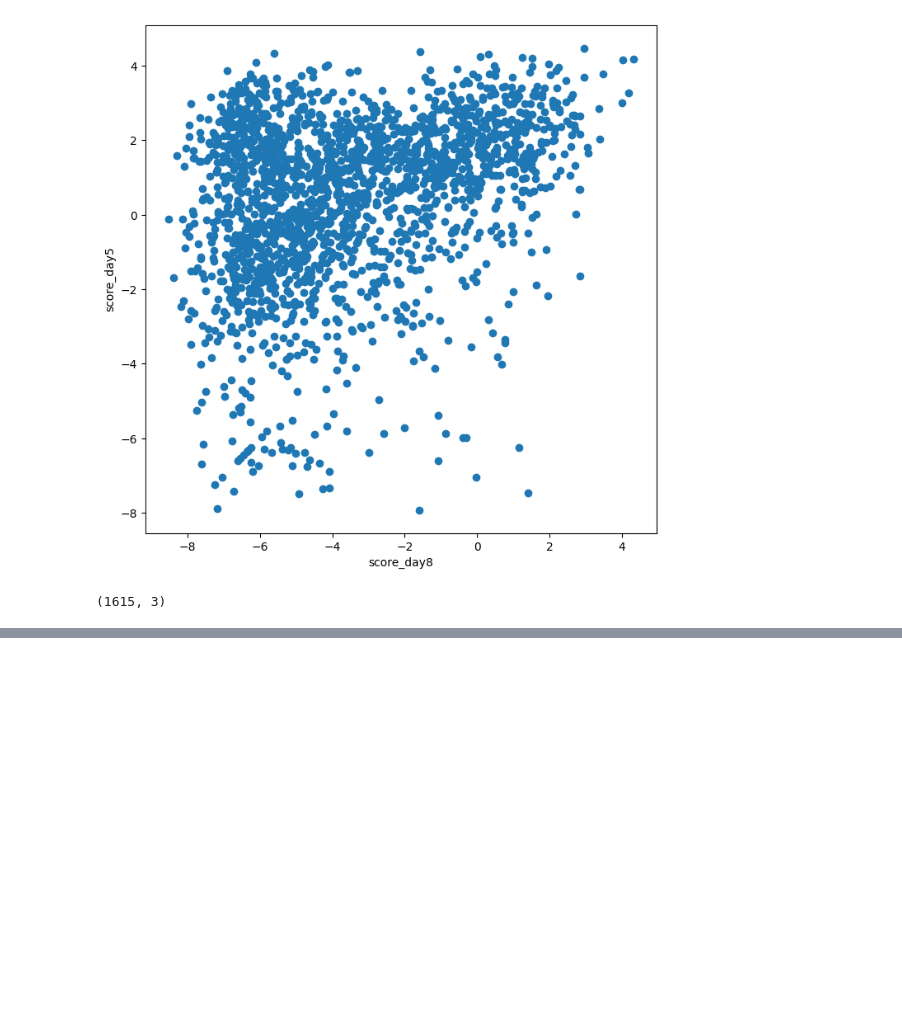
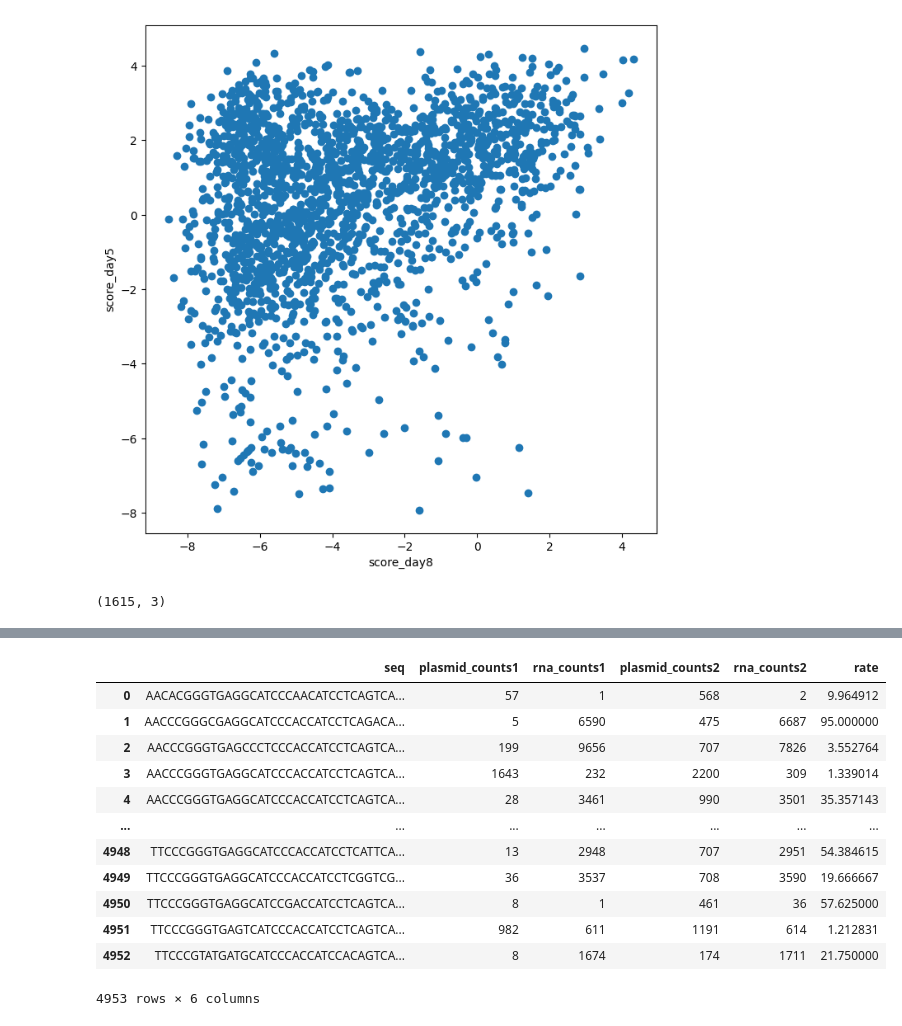
Before and after one commit to txdas/biotech, a Jupyter notebook: notebook/SEV_Promoter/1.preprocess.ipynb, the cells around one changed output, grey strips where cells are left out. Cells and saved outputs as stored; diff of their text form; code cells hidden in the pictures; blank space fills up the shorter version.

```diff
--- a/notebook/SEV_Promoter/1.preprocess.ipynb
+++ b/notebook/SEV_Promoter/1.preprocess.ipynb
@@ -137,0 +191,16 @@ tdf.shape
+# %%
+df
+# %% [output]
+|  | seq | plasmid_counts1 | rna_counts1 | plasmid_counts2 | rna_counts2 | rate |
+| 0 | AACACGGGTGAGGCATCCCAACATCCTCAGTCA... | 57 | 1 | 568 | 2 | 9.964912 |
+| 1 | AACCCGGGCGAGGCATCCCACCATCCTCAGACA... | 5 | 6590 | 475 | 6687 | 95.000000 |
+| 2 | AACCCGGGTGAGCCCTCCCACCATCCTCAGTCA... | 199 | 9656 | 707 | 7826 | 3.552764 |
+| 3 | AACCCGGGTGAGGCATCCCACCATCCTCAGTCA... | 1643 | 232 | 2200 | 309 | 1.339014 |
+| 4 | AACCCGGGTGAGGCATCCCACCATCCTCAGTCA... | 28 | 3461 | 990 | 3501 | 35.357143 |
+| ... | ... | ... | ... | ... | ... | ... |
+| 4948 | TTCCCGGGTGAGGCATCCCACCATCCTCATTCA... | 13 | 2948 | 707 | 2951 | 54.384615 |
+| 4949 | TTCCCGGGTGAGGCATCCCACCATCCTCGGTCG... | 36 | 3537 | 708 | 3590 | 19.666667 |
+| 4950 | TTCCCGGGTGAGGCATCCGACCATCCTCAGTCA... | 8 | 1 | 461 | 36 | 57.625000 |
+| 4951 | TTCCCGGGTGAGTCATCCCACCATCCTCAGTCA... | 982 | 611 | 1191 | 614 | 1.212831 |
+| 4952 | TTCCCGTATGATGCATCCCACCATCCACAGTCA... | 8 | 1674 | 174 | 1711 | 21.750000 |
+4953 rows × 6 columns
```
Also changed, not shown: parts of 8 cells of this notebook, 18 other files.
